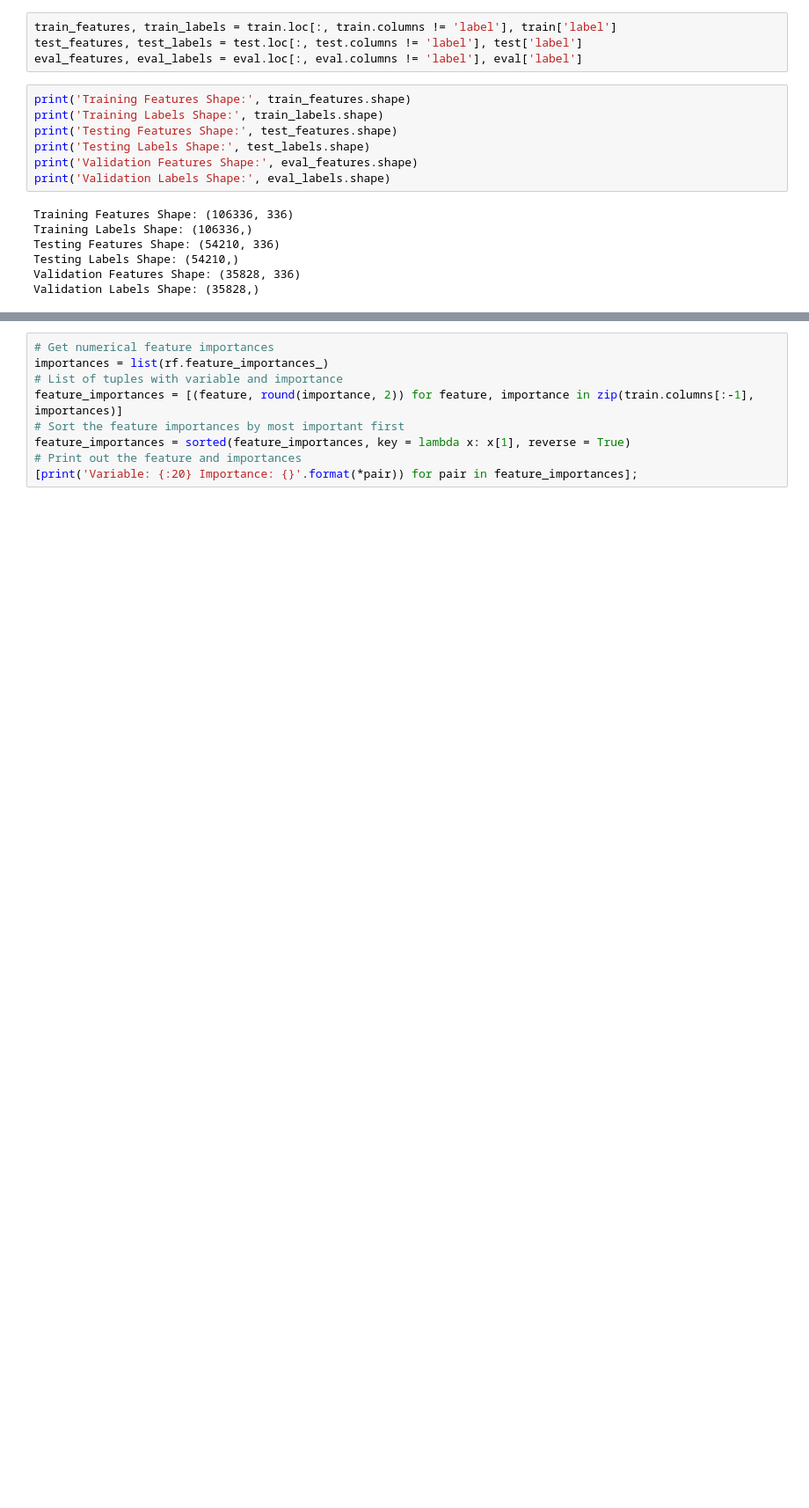
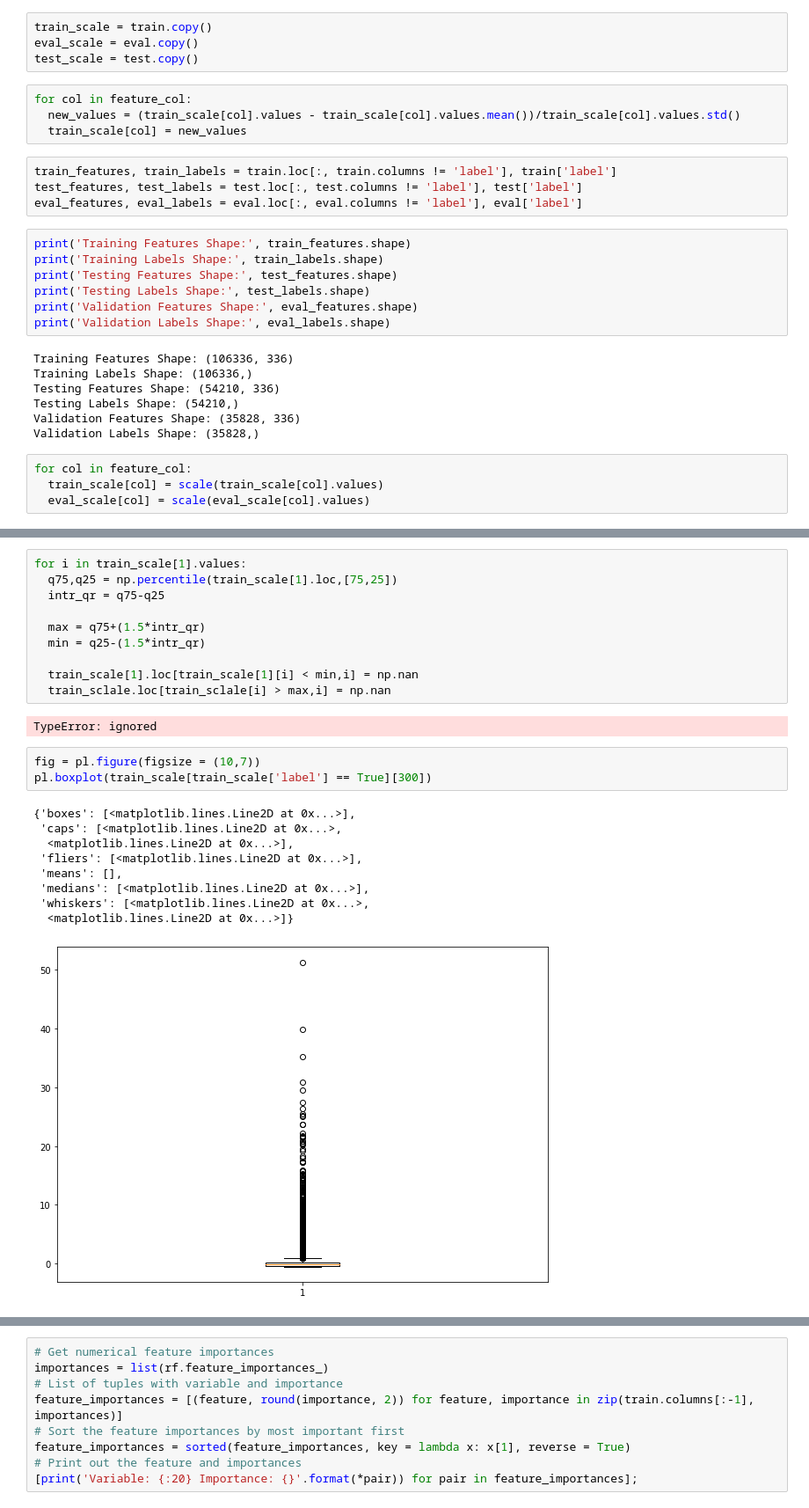
Before and after one commit to Janina712/MLTSA_FinalProject, a Jupyter notebook: tryouts/Random_Classifier.ipynb, the cells around one changed output, grey strips where cells are left out. Shown at 88% size. Cells and saved outputs as stored; diff of their text form; blank space fills up the shorter version.

```diff
--- a/tryouts/Random_Classifier.ipynb
+++ b/tryouts/Random_Classifier.ipynb
@@ -81,3 +94,11 @@ with open(working_folder.joinpath('eval_balanced.pkl'), "rb") as fh:
+# %%
+train_scale = train.copy()
+eval_scale = eval.copy()
+test_scale = test.copy()
+# %%
+for col in feature_col:
+  new_values = (train_scale[col].values - train_scale[col].values.mean())/train_scale[col].values.std()
+  train_scale[col] = new_values
 # %%
 train_features, train_labels = train.loc[:, train.columns != 'label'], train['label']
 test_features, test_labels = test.loc[:, test.columns != 'label'], test['label']
@@ -96,3 +117,7 @@ Testing Features Shape: (54210, 336)
 Testing Labels Shape: (54210,)
 Validation Features Shape: (35828, 336)
 Validation Labels Shape: (35828,)
+# %%
+for col in feature_col:
+  train_scale[col] = scale(train_scale[col].values)
+  eval_scale[col] = scale(eval_scale[col].values)
@@ -98,0 +167,25 @@ Validation Labels Shape: (35828,)
+# %%
+for i in train_scale[1].values:
+  q75,q25 = np.percentile(train_scale[1].loc,[75,25])
+  intr_qr = q75-q25
+
+  max = q75+(1.5*intr_qr)
+  min = q25-(1.5*intr_qr)
+
+  train_scale[1].loc[train_scale[1][i] < min,i] = np.nan
+  train_sclale.loc[train_sclale[i] > max,i] = np.nan
+# %% [output]
+TypeError: ignored
+# %%
+fig = pl.figure(figsize = (10,7))
+pl.boxplot(train_scale[train_scale['label'] == True][300])
+# %% [output]
+{'boxes': [<matplotlib.lines.Line2D at 0x...>],
+ 'caps': [<matplotlib.lines.Line2D at 0x...>,
+  <matplotlib.lines.Line2D at 0x...>],
+ 'fliers': [<matplotlib.lines.Line2D at 0x...>],
+ 'means': [],
+ 'medians': [<matplotlib.lines.Line2D at 0x...>],
+ 'whiskers': [<matplotlib.lines.Line2D at 0x...>,
+  <matplotlib.lines.Line2D at 0x...>]}
+[figure, added]
```
Also changed, not shown: parts of 36 cells of this notebook.
